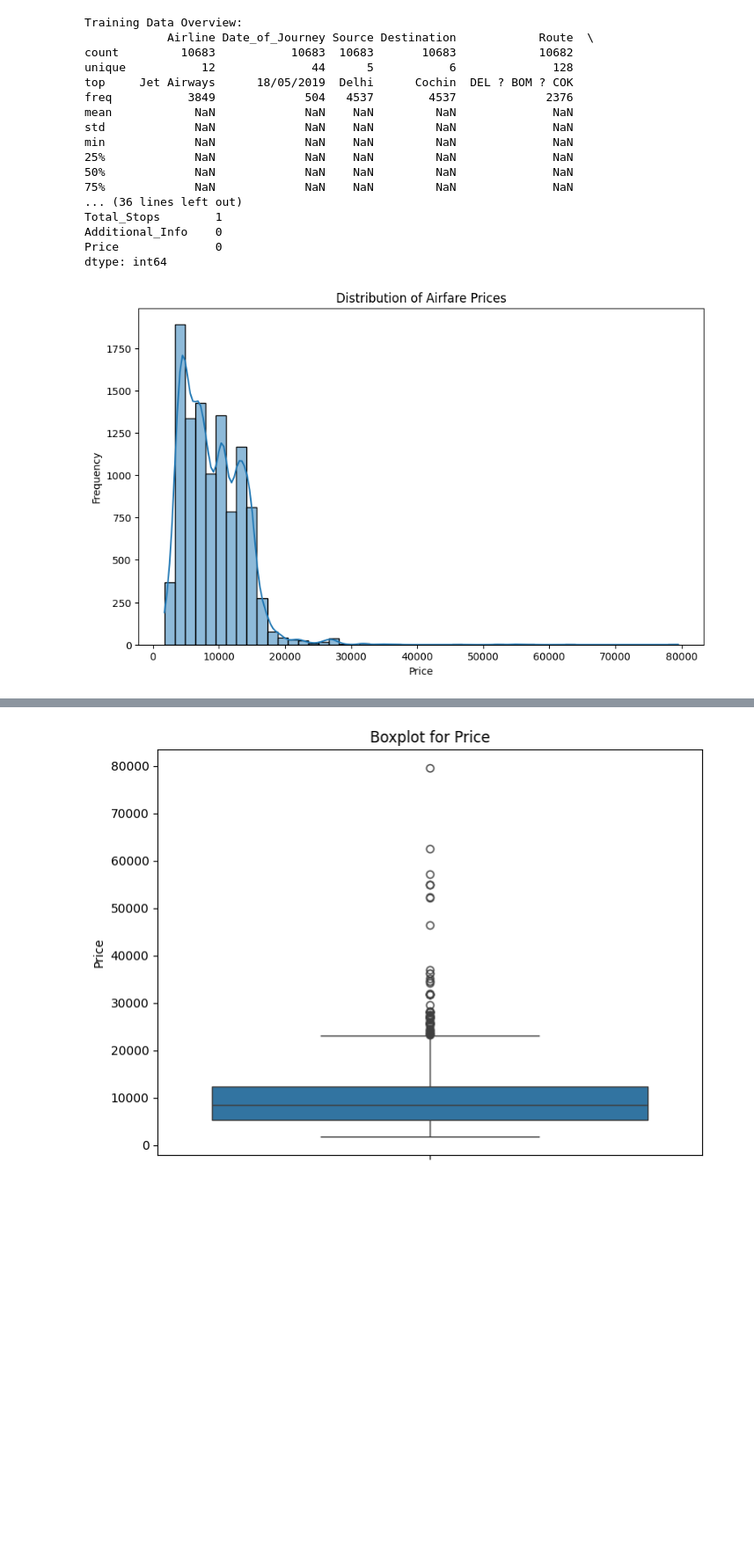
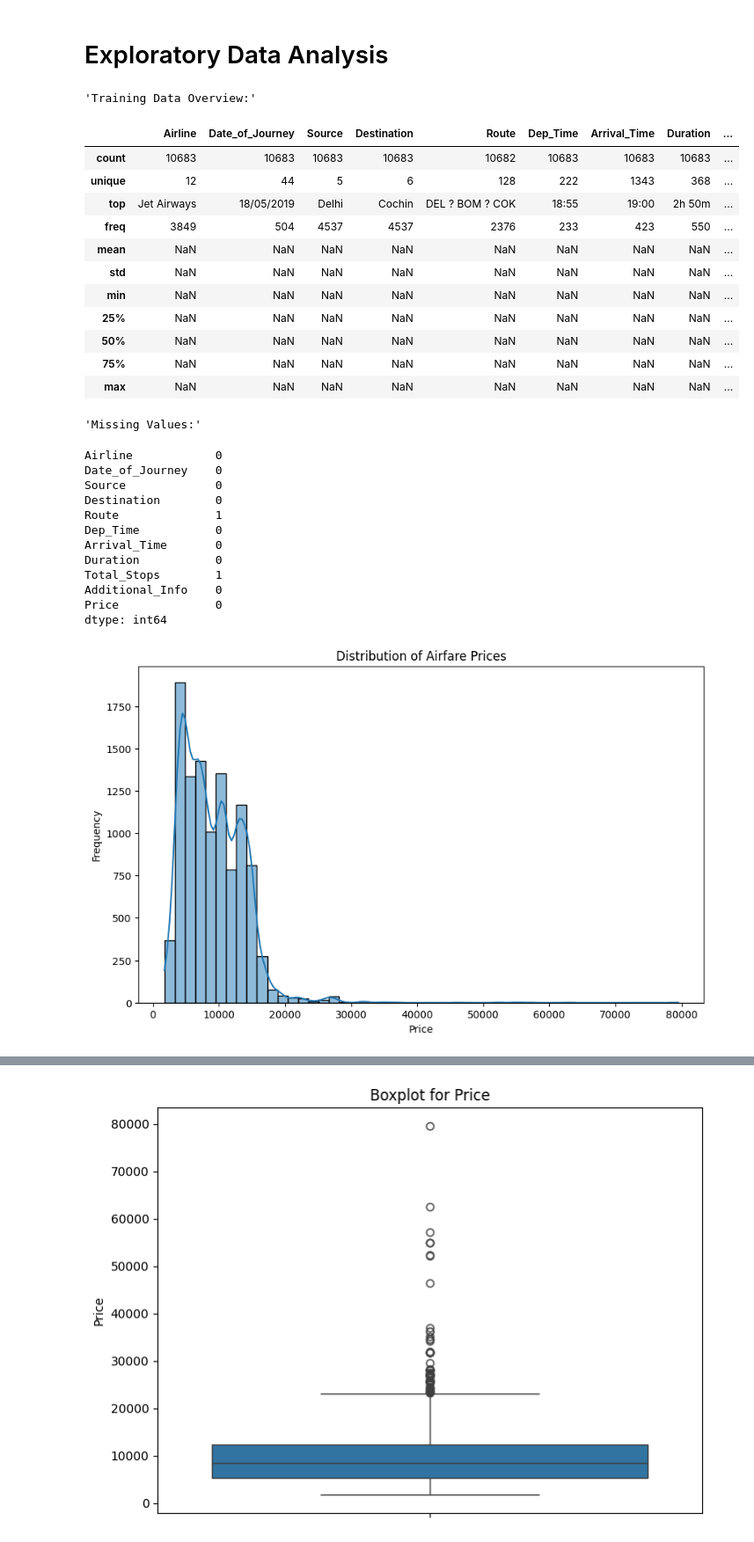
Before and after one commit to JB250101/INFO8665--Airplane, a Jupyter notebook: air.ipynb, the cells around one changed output, grey strips where cells are left out. Shown at 88% size. Cells and saved outputs as stored; diff of their text form; code cells hidden in the pictures; blank space fills up the shorter version.

```diff
--- a/air.ipynb
+++ b/air.ipynb
@@ -1,3 +10,5 @@
+# %% [markdown]
+# Exploratory Data Analysis
 # %%
 import pandas as pd
 import matplotlib.pyplot as plt
@@ -11,58 +22,67 @@ train_df = pd.read_csv(train_file_path)
 test_df = pd.read_csv(test_file_path)
 
 # Display basic statistics
-print("Training Data Overview:")
-print(train_df.describe(include='all'))
+display("Training Data Overview:")
+display(train_df.describe(include='all'))
 
 # Check for missing values
-print("Missing Values:")
-print(train_df.isnull().sum())
+display("Missing Values:")
+display(train_df.isnull().sum())
 
 # Visualizing target variable distribution
 plt.figure(figsize=(10, 6))
 sns.histplot(train_df['Price'], bins=50, kde=True)
 plt.title('Distribution of Airfare Prices')
 plt.xlabel('Price')
 plt.ylabel('Frequency')
 plt.show()
 
 # Countplot of Airlines
 plt.figure(figsize=(12, 6))
 sns.countplot(y=train_df['Airline'], order=train_df['Airline'].value_counts().index)
 plt.title("Airline Frequency Distribution")
 plt.xlabel("Count")
 plt.ylabel("Airline")
 plt.show()
 
 # Countplot of Total Stops
 plt.figure(figsize=(8, 5))
 sns.countplot(x=train_df['Total_Stops'])
 plt.title("Total Stops Distribution")
 plt.xlabel("Total Stops")
 plt.ylabel("Count")
 plt.show()
 
 # Pairplot for numerical variables
 sns.pairplot(train_df[['Price']])
 plt.show()
 # %% [output]
-Training Data Overview:
-            Airline Date_of_Journey Source Destination            Route  \
-count         10683           10683  10683       10683            10682
-unique           12              44      5           6              128
-top     Jet Airways      18/05/2019  Delhi      Cochin  DEL ? BOM ? COK
-freq           3849             504   4537        4537             2376
-mean            NaN             NaN    NaN         NaN              NaN
-std             NaN             NaN    NaN         NaN              NaN
-min             NaN             NaN    NaN         NaN              NaN
-25%             NaN             NaN    NaN         NaN              NaN
-50%             NaN             NaN    NaN         NaN              NaN
-75%             NaN             NaN    NaN         NaN              NaN
-... (36 lines left out)
-Total_Stops        1
-Additional_Info    0
-Price              0
-dtype: int64
+'Training Data Overview:'
+|  | Airline | Date_of_Journey | Source | Destination | Route | Dep_Time | Arrival_Time | Duration | ... |
+| count | 10683 | 10683 | 10683 | 10683 | 10682 | 10683 | 10683 | 10683 | ... |
+| unique | 12 | 44 | 5 | 6 | 128 | 222 | 1343 | 368 | ... |
+| top | Jet Airways | 18/05/2019 | Delhi | Cochin | DEL ? BOM ? COK | 18:55 | 19:00 | 2h 50m | ... |
+| freq | 3849 | 504 | 4537 | 4537 | 2376 | 233 | 423 | 550 | ... |
+| mean | NaN | NaN | NaN | NaN | NaN | NaN | NaN | NaN | ... |
+| std | NaN | NaN | NaN | NaN | NaN | NaN | NaN | NaN | ... |
+| min | NaN | NaN | NaN | NaN | NaN | NaN | NaN | NaN | ... |
+| 25% | NaN | NaN | NaN | NaN | NaN | NaN | NaN | NaN | ... |
+| 50% | NaN | NaN | NaN | NaN | NaN | NaN | NaN | NaN | ... |
+| 75% | NaN | NaN | NaN | NaN | NaN | NaN | NaN | NaN | ... |
+| max | NaN | NaN | NaN | NaN | NaN | NaN | NaN | NaN | ... |
+'Missing Values:'
+Airline            0
+Date_of_Journey    0
+Source             0
+Destination        0
+Route              1
+Dep_Time           0
+Arrival_Time       0
+Duration           0
+Total_Stops        1
+Additional_Info    0
+Price              0
+dtype: int64
 [figure]
 [figure]
 [figure]
```
Also changed, not shown: parts of 19 cells of this notebook.
